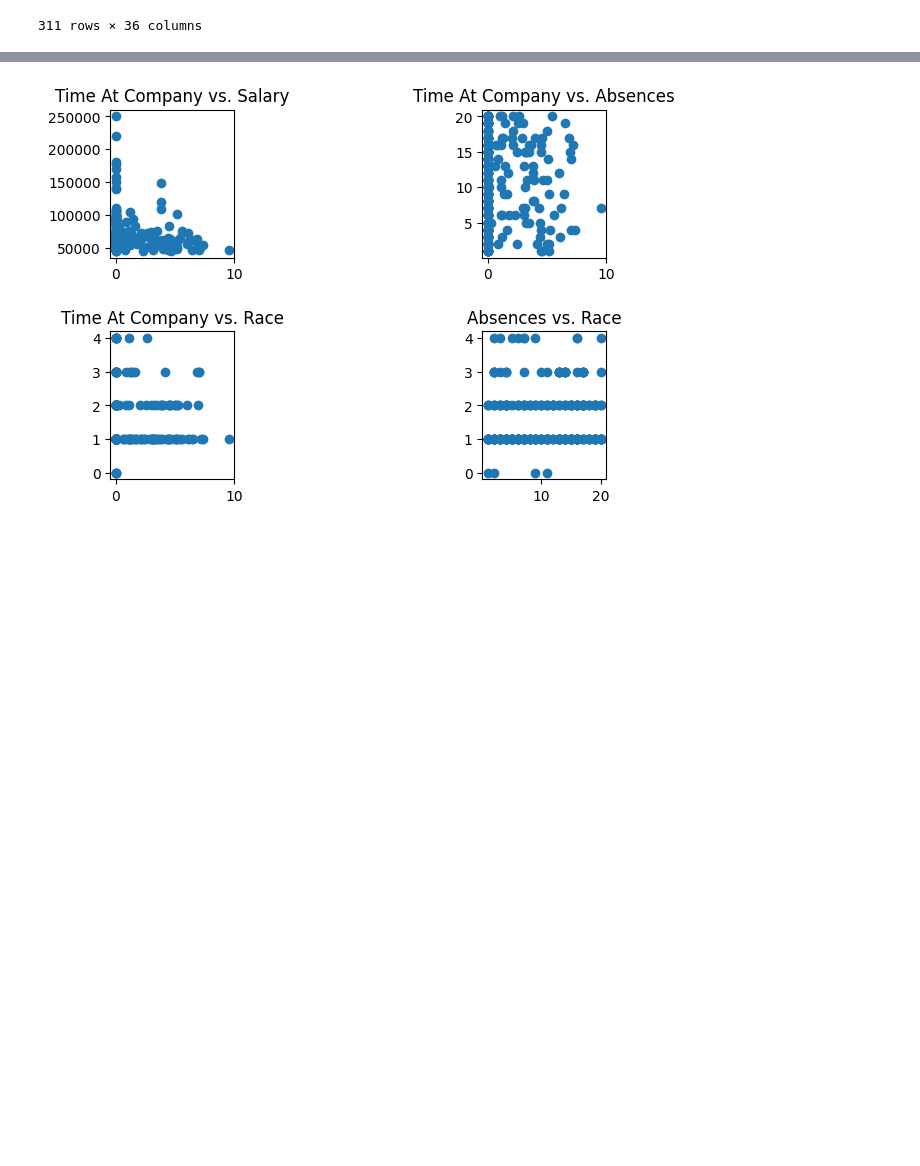
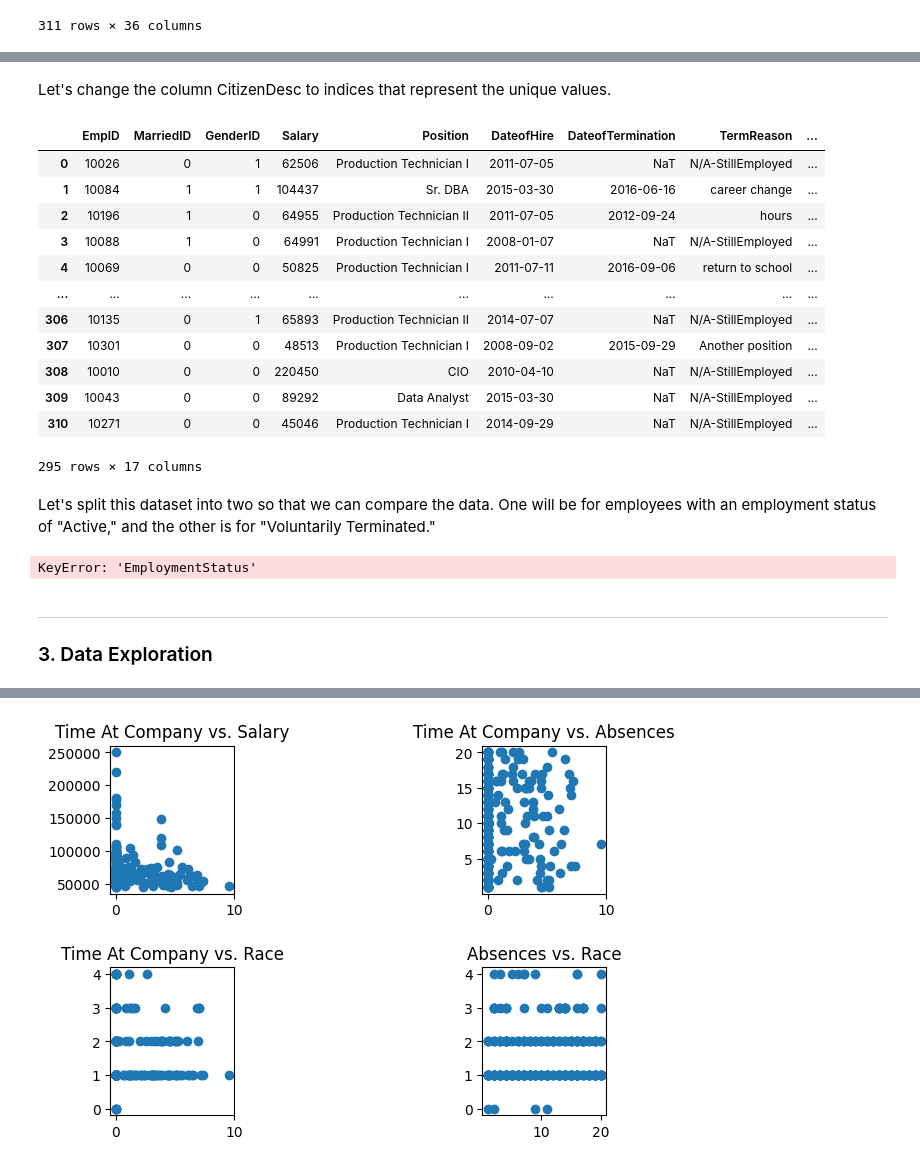
Before and after one commit to akazachk-teaching/Project-Group-5, a Jupyter notebook: project-code.ipynb, the cells around one changed output, grey strips where cells are left out. Drawn from its saved outputs; the diff is of its cells as text; code cells hidden in the pictures; blank space fills up the shorter version.

```diff
--- a/project-code.ipynb
+++ b/project-code.ipynb
@@ -186,3 +151,56 @@ df_final.describe()
+# %% [markdown]
+Let's change the column CitizenDesc to indices that represent the unique values.
+# %%
+#Assign citizen description an integer value
+citizen_to_int = {'US Citizen':0,'Eligible NonCitizen':1,'Non-Citizen':2}
+df['Citizen_int'] = df['CitizenDesc'].map(citizen_to_int)
+df = df.drop('CitizenDesc',axis=1)
+
+#Assign performance score an integer value
+score_to_int = {'PIP': 1, 'Needs Improvement': 2, 'Fully Meets':3,'Exceeds':4}
+df['PerformanceScore_Int'] = df['PerformanceScore'].map(score_to_int)
+df = df.drop('PerformanceScore',axis=1)
+
+#Assign races an integer value
+race_to_int = {'White':1,'Black or African American':2,'Asian':3,'Two or more races':4}
+df['RaceDesc_Int'] = df['RaceDesc'].map(race_to_int)
+df = df.drop('RaceDesc',axis=1)
+
+#Assign employment status an integer value
+EmpStat_int = {'Active':0,'Voluntarily Terminated':1}
+df['EmpStatus_Int'] = df['EmploymentStatus'].map(EmpStat_int)
+df = df.drop('EmploymentStatus',axis=1)
+
+df
+# %% [output]
+|  | EmpID | MarriedID | GenderID | Salary | Position | DateofHire | DateofTermination | TermReason | ... |
+| 0 | 10026 | 0 | 1 | 62506 | Production Technician I | 2011-07-05 | NaT | N/A-StillEmployed | ... |
+| 1 | 10084 | 1 | 1 | 104437 | Sr. DBA | 2015-03-30 | 2016-06-16 | career change | ... |
+| 2 | 10196 | 1 | 0 | 64955 | Production Technician II | 2011-07-05 | 2012-09-24 | hours | ... |
+| 3 | 10088 | 1 | 0 | 64991 | Production Technician I | 2008-01-07 | NaT | N/A-StillEmployed | ... |
+| 4 | 10069 | 0 | 0 | 50825 | Production Technician I | 2011-07-11 | 2016-09-06 | return to school | ... |
+| ... | ... | ... | ... | ... | ... | ... | ... | ... | ... |
+| 306 | 10135 | 0 | 1 | 65893 | Production Technician II | 2014-07-07 | NaT | N/A-StillEmployed | ... |
+| 307 | 10301 | 0 | 0 | 48513 | Production Technician I | 2008-09-02 | 2015-09-29 | Another position | ... |
+| 308 | 10010 | 0 | 0 | 220450 | CIO | 2010-04-10 | NaT | N/A-StillEmployed | ... |
+| 309 | 10043 | 0 | 0 | 89292 | Data Analyst | 2015-03-30 | NaT | N/A-StillEmployed | ... |
+| 310 | 10271 | 0 | 0 | 45046 | Production Technician I | 2014-09-29 | NaT | N/A-StillEmployed | ... |
+295 rows × 17 columns
+# %% [markdown]
+Let's split this dataset into two so that we can compare the data. One will be for employees with an employment status of "Active," and the other is for "Voluntarily Terminated."
+# %%
+# Create a subdataset for active employees
+active_df = df.loc[df['EmploymentStatus'] == 'Active']
+active_df = active_df.drop(['EmploymentStatus', 'TermReason'], axis=1)
+
+# Create a subdataset for employees who quit
+terminated_df = df.loc[df['EmploymentStatus'].isin(['Voluntarily Terminated'])]
+terminated_df = terminated_df.drop('EmploymentStatus', axis=1)
+# %% [output]
+KeyError: 'EmploymentStatus'
+# %% [markdown]
+---
+### 3. Data Exploration
 # %%
 ##Next steps
 #Validate the data
```
Also changed, not shown: parts of 28 cells of this notebook.
